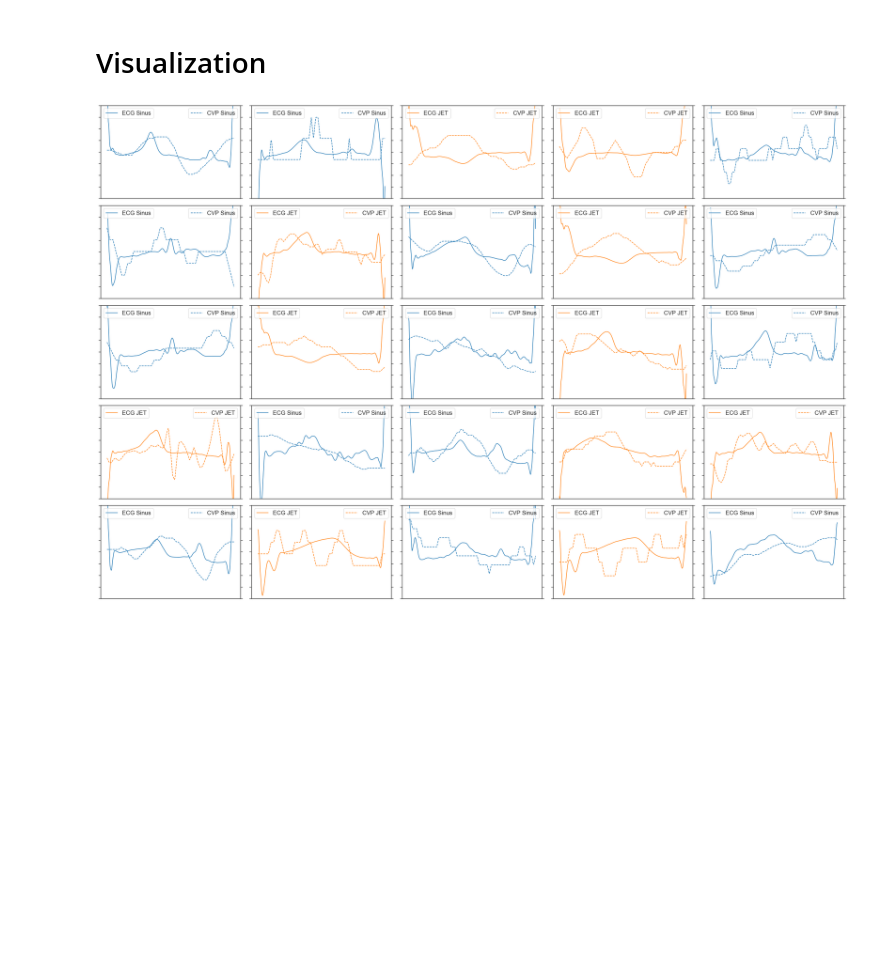
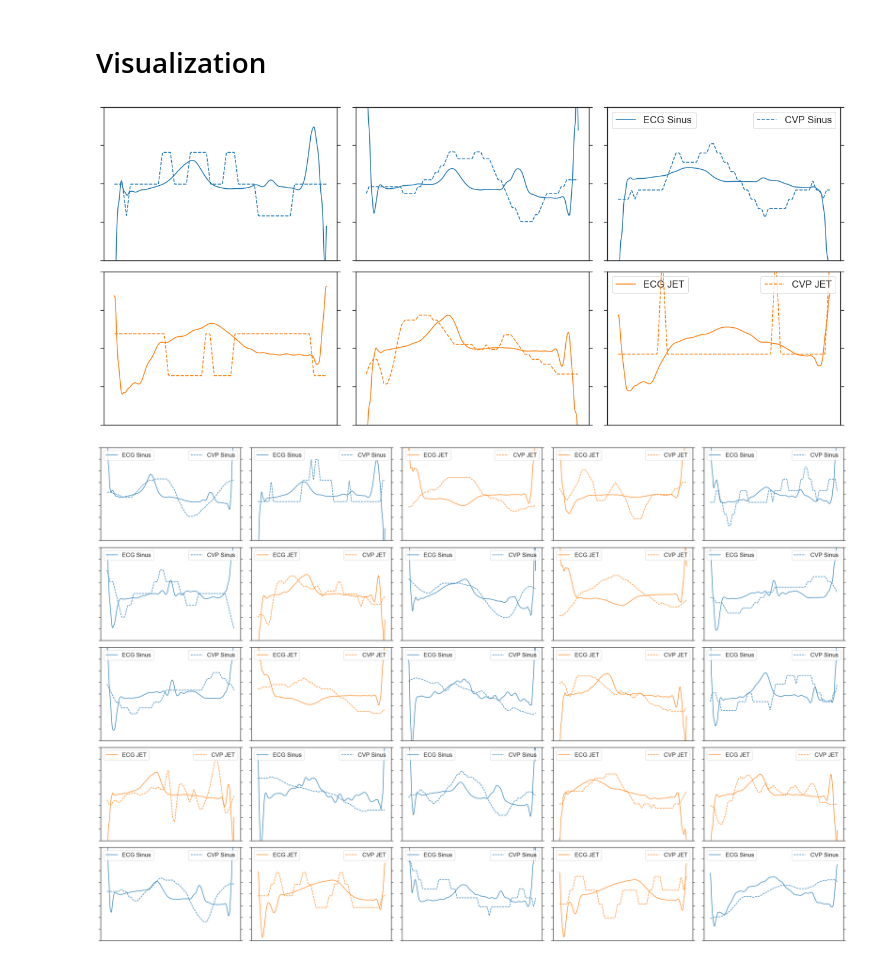
Before and after one commit to YilongJu/adios, a Jupyter notebook: 20230806-ECG_CVP-Visualization.ipynb, the cells around one changed output. Drawn from its saved outputs; the diff is of its cells as text; code cells hidden in the pictures; blank space fills up the shorter version.

```diff
--- a/20230806-ECG_CVP-Visualization.ipynb
+++ b/20230806-ECG_CVP-Visualization.ipynb
@@ -88,5 +93,5 @@ feature_with_ecg_df_test_single_lead
 # %%
-def Show_ECG_CVPs(dataset_df, num_random_cycle_to_show=5, num_cycle_per_col=5, seed=0, label_dict=None, color_dict=None, normalize=None):
+def Show_ECG_CVPs(dataset_df, num_random_cycle_to_show=5, ncol=5, seed=0, label_dict=None, color_dict=None, normalize=None, formal=False):
 
     # dataset_df = feature_with_ecg_df_test_single_lead
     # seed = 0
@@ -107,8 +112,7 @@ def Show_ECG_CVPs(dataset_df, num_random_cycle_to_show=5, num_cycle_per_col=5, s
     np.random.seed(seed)
     idx_list = np.random.choice(np.arange(len(data_label)), size=num_random_cycle_to_show, replace=False)
 
-    nrow = np.ceil(num_random_cycle_to_show / num_cycle_per_col).astype(int)
-    ncol = num_cycle_per_col
+    nrow = np.ceil(num_random_cycle_to_show / ncol).astype(int)
     sns.set(style="white", font_scale=1.5)
     fig, axes = plt.subplots(nrow, ncol, figsize=(6 * ncol, 4 * nrow), squeeze=False)
     for i, idx in enumerate(idx_list):
@@ -125,7 +129,11 @@ def Show_ECG_CVPs(dataset_df, num_random_cycle_to_show=5, num_cycle_per_col=5, s
         ax.plot(signal, label=f"ECG {label_dict[label]}", color=color_dict[label])
         # ax.set_ylabel("ECG")
         ax.set_ylabel("")
-        ax.legend(loc="upper left")
+        if formal:
+            if c == ncol - 1:
+                ax.legend(loc="upper left")
+        else:
+            ax.legend(loc="upper left")
         ax.set_xticklabels([])
         ax.set_yticklabels([])
         ax.set_ylim(-4, 4)
@@ -138,14 +146,24 @@ def Show_ECG_CVPs(dataset_df, num_random_cycle_to_show=5, num_cycle_per_col=5, s
             ax_twinx.plot(signal, label=f"CVP {label_dict[label]}", color=color_dict[label], linestyle="--")
             # ax_twinx.set_ylabel("CVP")
             ax_twinx.set_ylabel("")
-            ax_twinx.legend(loc="upper right")
+            if formal:
+                if c == ncol - 1:
+                    ax_twinx.legend(loc="upper right")
+            else:
+                ax_twinx.legend(loc="upper right")
+            # ax_twinx.legend(loc="upper right")
             ax_twinx.set_xticklabels([])
             ax_twinx.set_yticklabels([])
             ax_twinx.set_ylim(-4, 4)
 
+
     plt.tight_layout()
 # %% [markdown]
 # Visualization
+# %%
+Show_ECG_CVPs(feature_with_ecg_df_test_single_lead, num_random_cycle_to_show=6, seed=5, normalize=True, ncol=3, formal=True)
+# %% [output]
+[figure, added]
 # %%
 Show_ECG_CVPs(feature_with_ecg_df_test_single_lead, num_random_cycle_to_show=25, seed=0, normalize=True)
 # %% [output]
```
Also changed, not shown: parts of 3 cells of this notebook, 2 other files.
